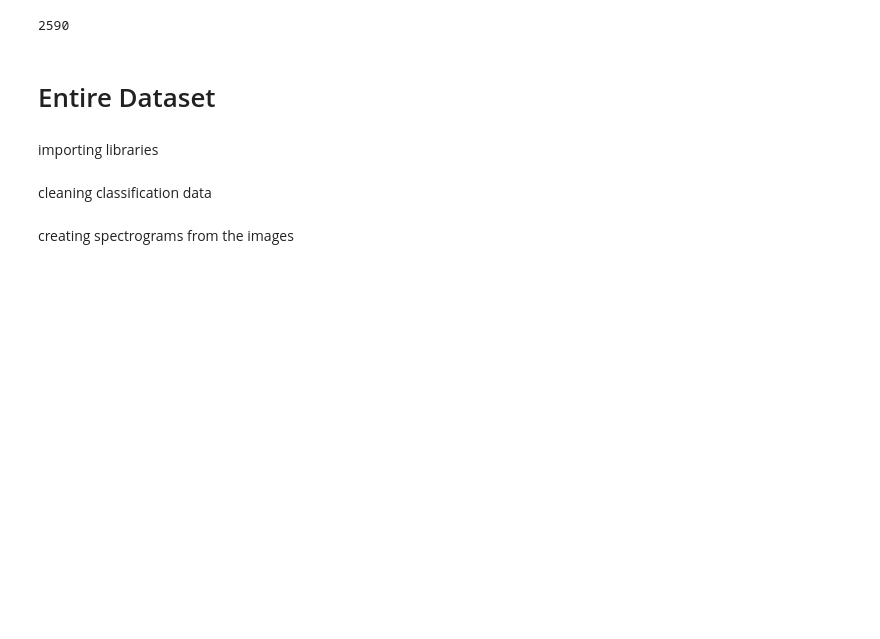
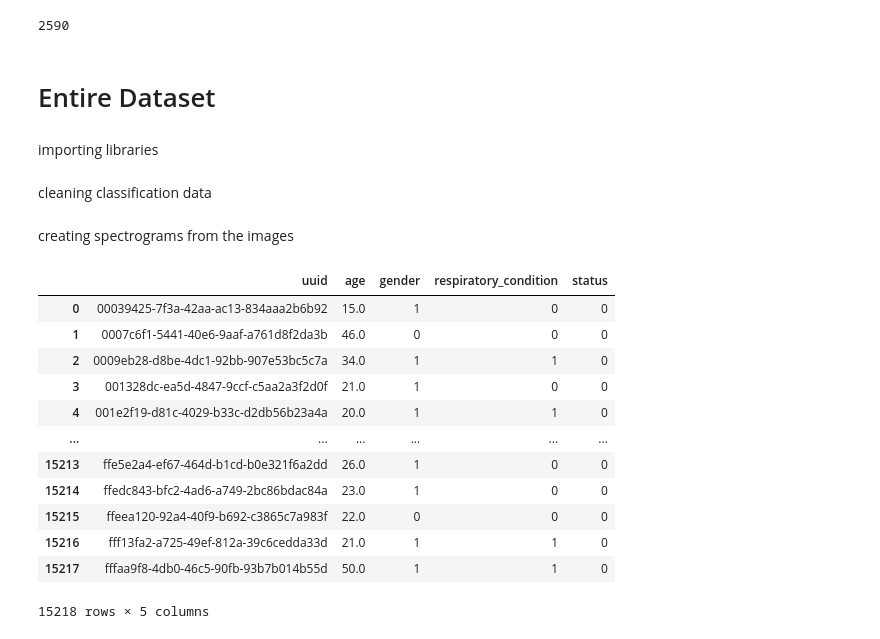
Before and after one commit to Rithik57/CovidDetection, a Jupyter notebook: notebook.ipynb, the cells around one changed output. Saved outputs shown, nothing was run; the diff lists cells and outputs as text; code cells hidden in the pictures; blank space fills up the shorter version.

```diff
--- a/notebook.ipynb
+++ b/notebook.ipynb
@@ -432,2 +432,18 @@ df.to_csv('classification_data.csv')
 # %% [markdown]
 creating spectrograms from the images
+# %%
+df = pd.read_csv('classificaton_data.csv')
+# %% [output]
+|  | uuid | age | gender | respiratory_condition | status |
+| 0 | 00039425-7f3a-42aa-ac13-834aaa2b6b92 | 15.0 | 1 | 0 | 0 |
+| 1 | 0007c6f1-5441-40e6-9aaf-a761d8f2da3b | 46.0 | 0 | 0 | 0 |
+| 2 | 0009eb28-d8be-4dc1-92bb-907e53bc5c7a | 34.0 | 1 | 1 | 0 |
+| 3 | 001328dc-ea5d-4847-9ccf-c5aa2a3f2d0f | 21.0 | 1 | 0 | 0 |
+| 4 | 001e2f19-d81c-4029-b33c-d2db56b23a4a | 20.0 | 1 | 1 | 0 |
+| ... | ... | ... | ... | ... | ... |
+| 15213 | ffe5e2a4-ef67-464d-b1cd-b0e321f6a2dd | 26.0 | 1 | 0 | 0 |
+| 15214 | ffedc843-bfc2-4ad6-a749-2bc86bdac84a | 23.0 | 1 | 0 | 0 |
+| 15215 | ffeea120-92a4-40f9-b692-c3865c7a983f | 22.0 | 0 | 0 | 0 |
+| 15216 | fff13fa2-a725-49ef-812a-39c6cedda33d | 21.0 | 1 | 1 | 0 |
+| 15217 | fffaa9f8-4db0-46c5-90fb-93b7b014b55d | 50.0 | 1 | 1 | 0 |
+15218 rows × 5 columns
```
Also changed, not shown: parts of 1 cell of this notebook, 1 other file.
